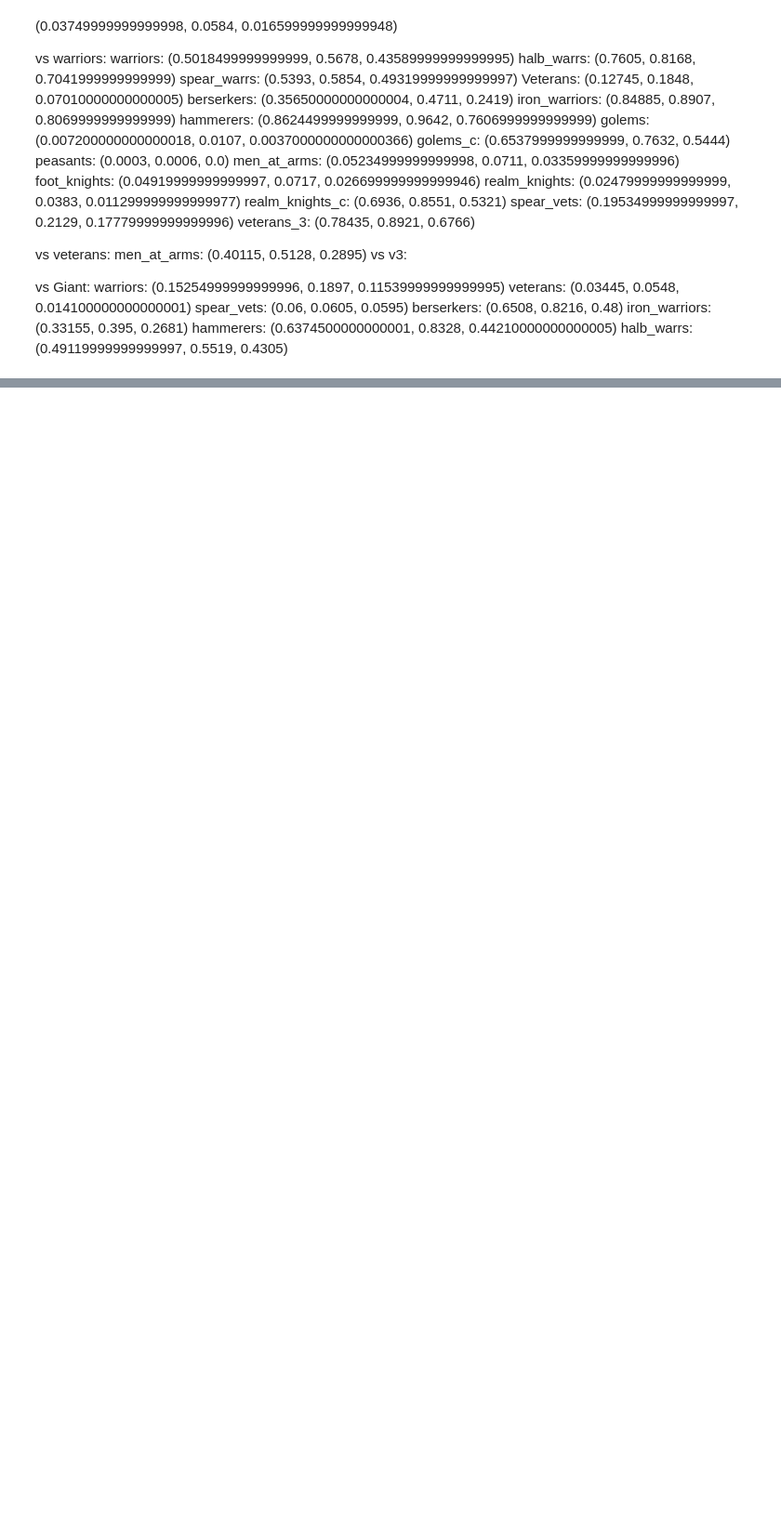
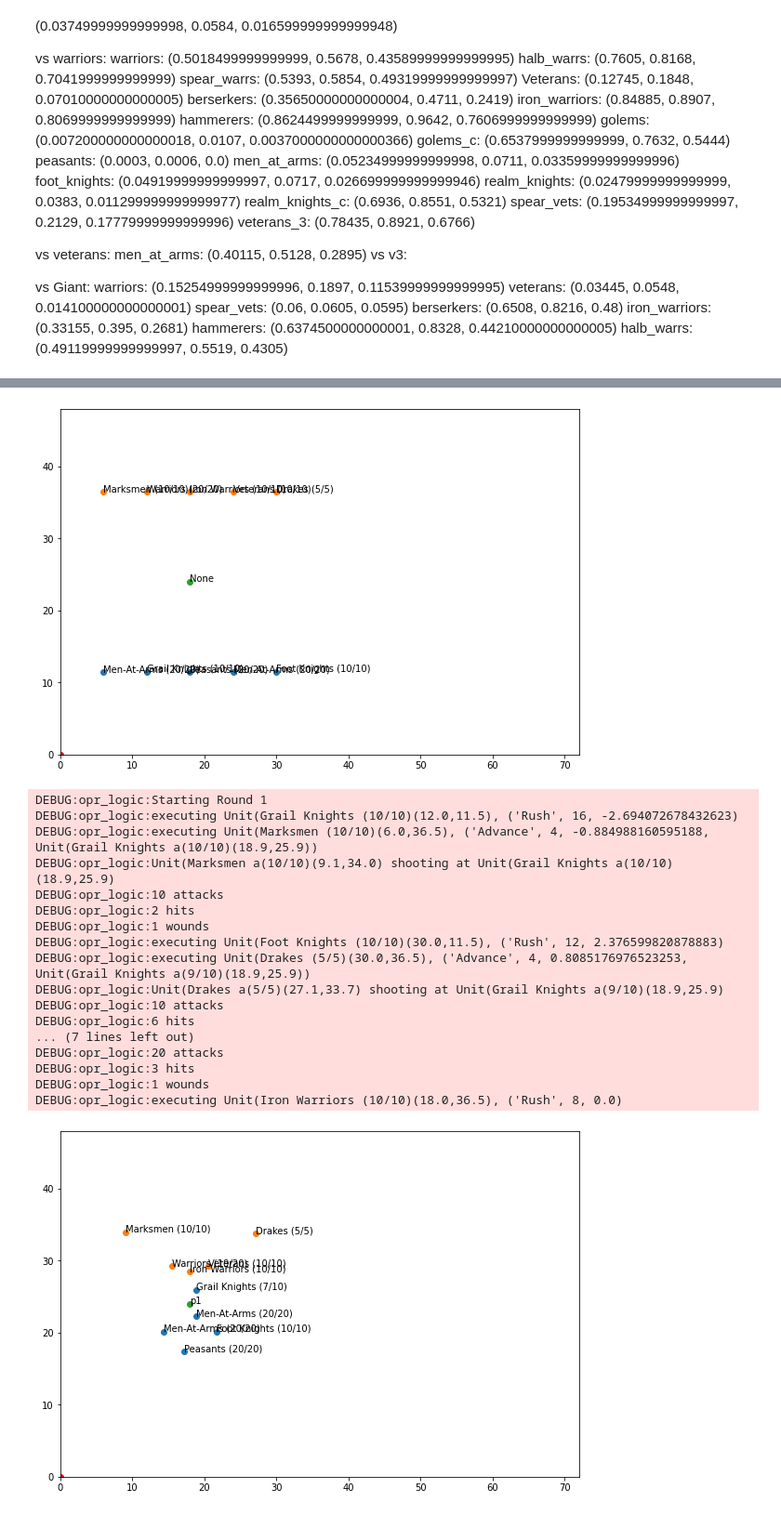
Before and after one commit to marthinwurer/OPRAOFR, a Jupyter notebook: OPR_MC.ipynb, the cells around one changed output, grey strips where cells are left out. Shown: that part at 93% size. Saved outputs shown, nothing was run; the diff lists cells and outputs as text; code cells hidden in the pictures; blank space fills up the shorter version.

```diff
--- a/OPR_MC.ipynb
+++ b/OPR_MC.ipynb
@@ -191,5 +167,10 @@ giant_club = Weapon(6, {"AP": 2})
 stomp = Weapon(4, {"AP": 1})
 giant = Model(4, 3, [giant_club, stomp], rules={"Fear":2, "Slow":True, "Tough":12})
 giant_u = Unit([giant], 1, name="Giant")
+
+heavy_hand_weapons = Weapon(2, {"AP": 1})
+ogre = Model(4, 4, [heavy_hand_weapons], rules={"Tough":3})
+ogres = Unit(models_for(ogre, 6), 3, name="Ogres")
+ogres_3 = Unit(models_for(ogre, 3), 3, name="Ogres")
 # %%
 giant_beast_u, giant_construct_u, giant_u
@@ -274,0 +319,22 @@ halb_warrs: (0.49119999999999997, 0.5519, 0.4305)
+# %%
+rifle_dwarf = Model(4, 5, [rifle, hand_weapon], rules={"Slow":0})
+rifle_dwarves = Unit(models_for(rifle_dwarf, 5), 5, name="Marksmen")
+rifle_dwarves_c = Unit(models_for(rifle_dwarf, 10), 5, name="Marksmen")
+
+xbow_dwarf = Model(4, 5, [crossbow, hand_weapon], rules={"Slow":0})
+xbow_dwarves = Unit(models_for(xbow_dwarf, 5), 5, name="Marksmen")
+xbow_dwarves_c = Unit(models_for(xbow_dwarf, 10), 5, name="Marksmen")
+
+fire_rifle = Weapon(2, {"Range": 18, "Rending": 0})
+drake_marksman = Model(3, 3, [fire_rifle, hand_weapon], rules={"Slow":0})
+drake_marksmen = Unit(models_for(drake_marksman, 5), 5, name="Drakes")
+drake_marksmen_c = Unit(models_for(drake_marksman, 10), 5, name="Drakes")
+
+crew = Weapon(3)
+bolt_thrower = Weapon(1, {"Range": 36, "AP": 3, "Deadly":6})
+bolt_thrower_m = Model(4, 5, [crew, bolt_thrower], rules={"Immobile":0, "Entrenched":0, "Tough":3})
+bolt_thrower_u = Unit([bolt_thrower_m], 1, name="Arty")
+
+cannon = Weapon(2, {"Range": 30, "AP": 1, "Blast":3})
+dwarven_cannon = Model(4, 5, [crew, cannon], rules={"Immobile":0, "Entrenched":0, "Tough":3})
+dwarven_cannon_u = Unit([dwarven_cannon], 1, name="Arty")
@@ -274,0 +476,28 @@ halb_warrs: (0.49119999999999997, 0.5519, 0.4305)
+# %%
+def copify(a):
+    return [copy.deepcopy(u) for u in a]
+# %%
+realm_knights_c, warriors, peasants, men_at_arms, foot_knights, longbowmen_10, grail_knights_c, ogres, giant_u,
+a = [men_at_arms,men_at_arms,peasants,grail_knights_c,foot_knights,]
+b = [warriors,veterans,rifle_dwarves_c,iron_warriors,drake_marksmen,]
+with loggingcm(): print(nvn_full(copify(a), copify(b)))
+# %% [output]
+[figure, added]
+DEBUG:opr_logic:Starting Round 1
+DEBUG:opr_logic:executing Unit(Grail Knights (10/10)(12.0,11.5), ('Rush', 16, -2.694072678432623)
+DEBUG:opr_logic:executing Unit(Marksmen (10/10)(6.0,36.5), ('Advance', 4, -0.884988160595188, Unit(Grail Knights a(10/10)(18.9,25.9))
+DEBUG:opr_logic:Unit(Marksmen a(10/10)(9.1,34.0) shooting at Unit(Grail Knights a(10/10)(18.9,25.9)
+DEBUG:opr_logic:10 attacks
+DEBUG:opr_logic:2 hits
+DEBUG:opr_logic:1 wounds
+DEBUG:opr_logic:executing Unit(Foot Knights (10/10)(30.0,11.5), ('Rush', 12, 2.376599820878883)
+DEBUG:opr_logic:executing Unit(Drakes (5/5)(30.0,36.5), ('Advance', 4, 0.8085176976523253, Unit(Grail Knights a(9/10)(18.9,25.9))
+DEBUG:opr_logic:Unit(Drakes a(5/5)(27.1,33.7) shooting at Unit(Grail Knights a(9/10)(18.9,25.9)
+DEBUG:opr_logic:10 attacks
+DEBUG:opr_logic:6 hits
+... (7 lines left out)
+DEBUG:opr_logic:20 attacks
+DEBUG:opr_logic:3 hits
+DEBUG:opr_logic:1 wounds
+DEBUG:opr_logic:executing Unit(Iron Warriors (10/10)(18.0,36.5), ('Rush', 8, 0.0)
+[figure, added]
```
Also changed, not shown: parts of 25 cells of this notebook, 2 other files.
